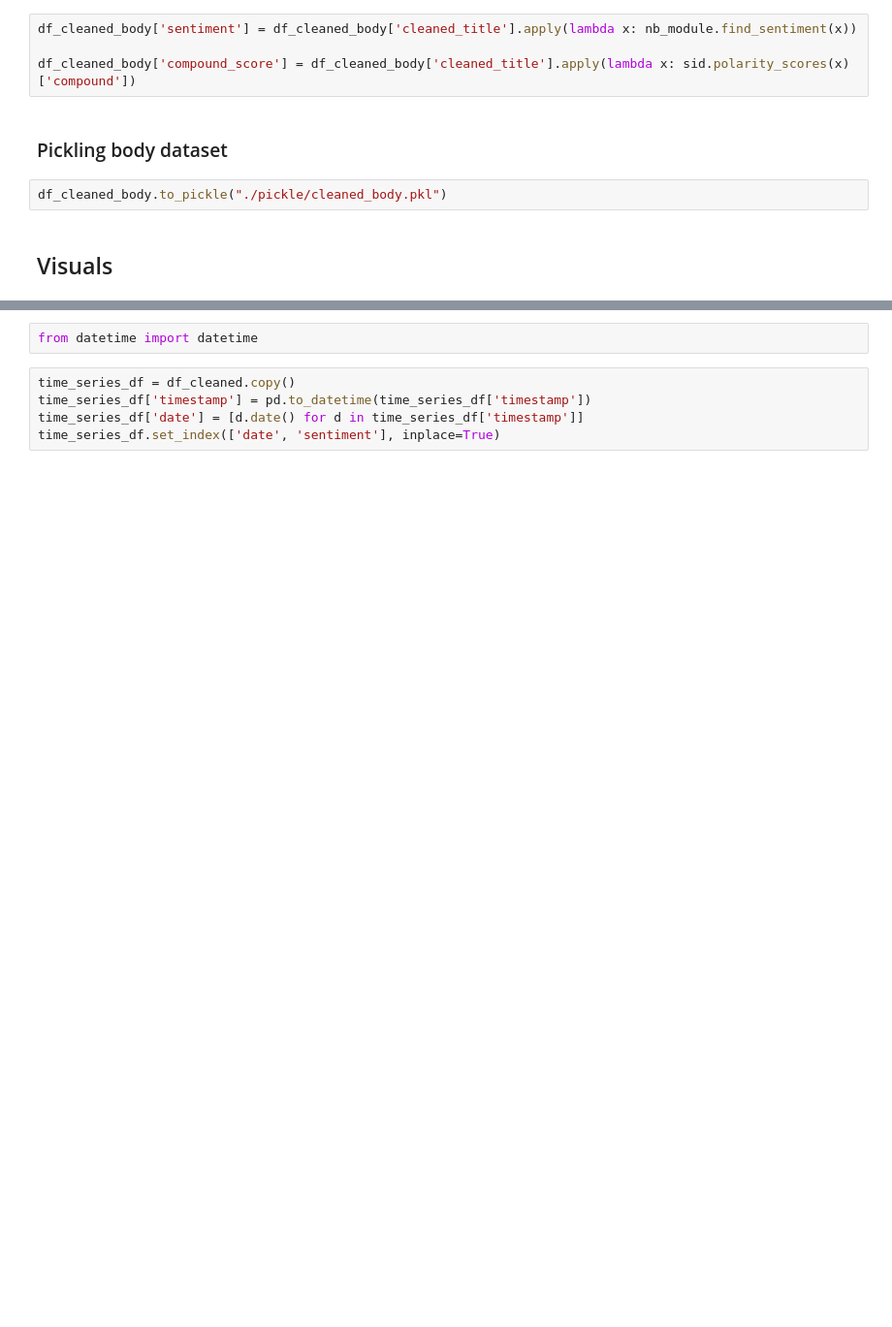
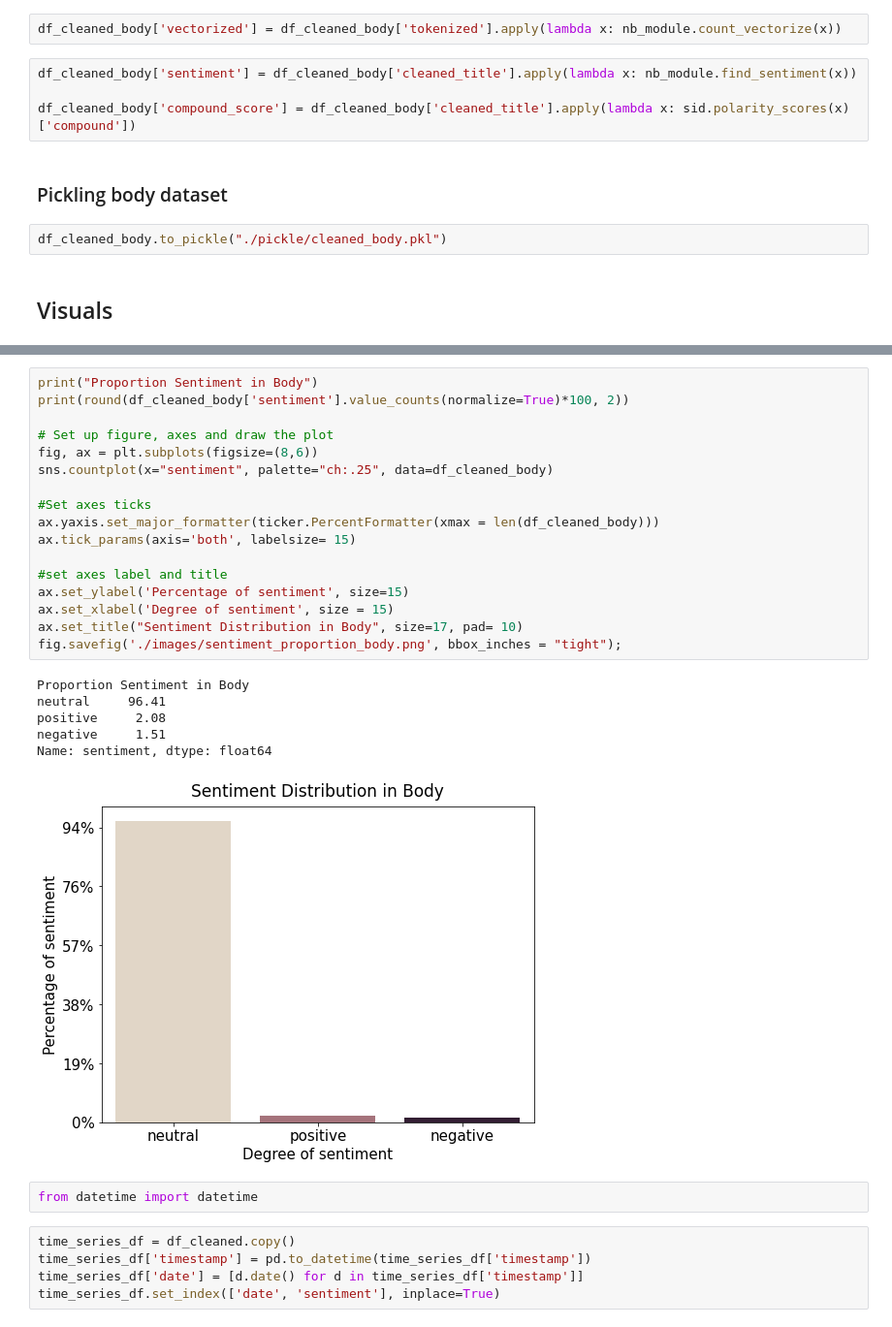
Before and after one commit to Yeshi341/reddit_vacccine_myths, a Jupyter notebook: data-load-and-clean.ipynb, the cells around one changed output, grey strips where cells are left out. Shown: that part at 97% size. Drawn from its saved outputs; the diff is of its cells as text; blank space fills up the shorter version.

```diff
--- a/data-load-and-clean.ipynb
+++ b/data-load-and-clean.ipynb
@@ -222,3 +192,5 @@ df_cleaned_body.head()
+# %%
+df_cleaned_body['vectorized'] = df_cleaned_body['tokenized'].apply(lambda x: nb_module.count_vectorize(x))
 # %%
 df_cleaned_body['sentiment'] = df_cleaned_body['cleaned_title'].apply(lambda x: nb_module.find_sentiment(x))
 
@@ -305,3 +230,27 @@ sns.countplot(df_cleaned_body['sentiment']);
+# %%
+print("Proportion Sentiment in Body")
+print(round(df_cleaned_body['sentiment'].value_counts(normalize=True)*100, 2))
+
+# Set up figure, axes and draw the plot
+fig, ax = plt.subplots(figsize=(8,6))
+sns.countplot(x="sentiment", palette="ch:.25", data=df_cleaned_body)
+
+#Set axes ticks
+ax.yaxis.set_major_formatter(ticker.PercentFormatter(xmax = len(df_cleaned_body)))
+ax.tick_params(axis='both', labelsize= 15)
+
+#set axes label and title
+ax.set_ylabel('Percentage of sentiment', size=15)
+ax.set_xlabel('Degree of sentiment', size = 15)
+ax.set_title("Sentiment Distribution in Body", size=17, pad= 10)
+fig.savefig('./images/sentiment_proportion_body.png', bbox_inches = "tight");
+# %% [output]
+Proportion Sentiment in Body
+neutral     96.41
+positive     2.08
+negative     1.51
+Name: sentiment, dtype: float64
+[figure, added]
 # %%
 from datetime import datetime
 # %%
```
Also changed, not shown: parts of 23 cells of this notebook, 5 other files.
